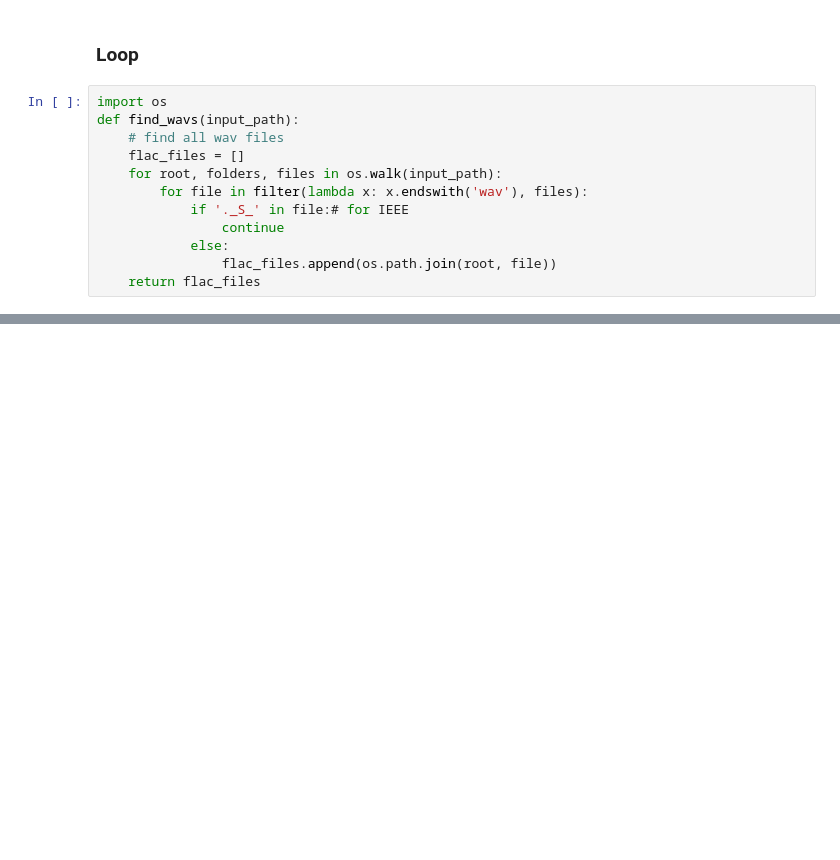
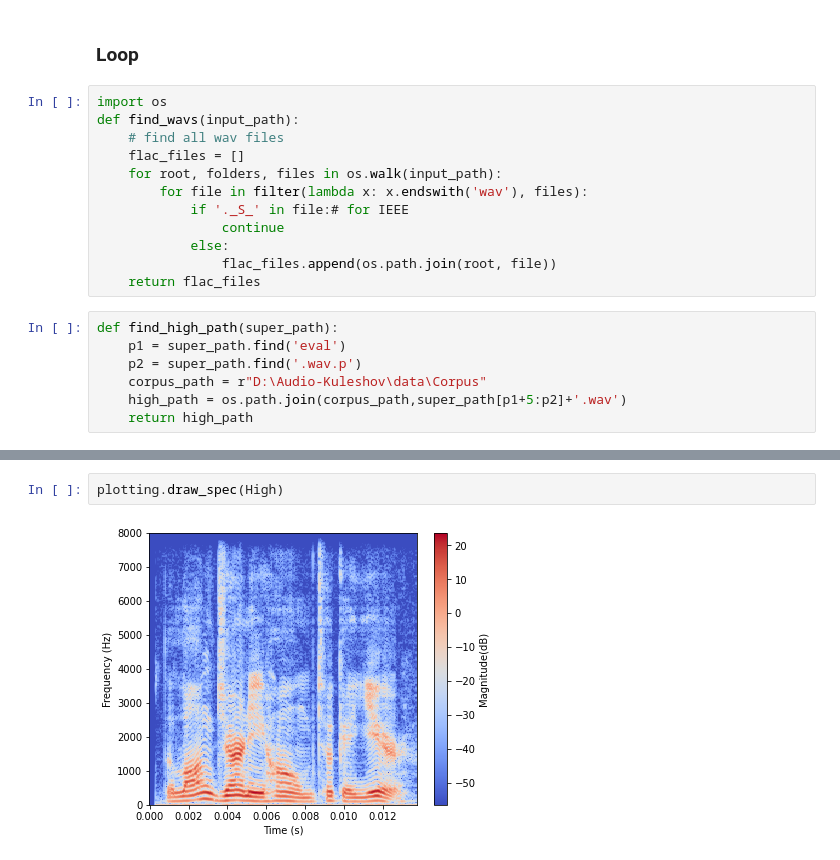
Before and after one commit to tan90xx/audio-super-resolution-tf, a Jupyter notebook: src/compute_metircs.ipynb, the cells around one changed output, grey strips where cells are left out. Cells and saved outputs as stored; diff of their text form; blank space fills up the shorter version.

```diff
--- a/src/compute_metircs.ipynb
+++ b/src/compute_metircs.ipynb
@@ -73,4 +82,11 @@ def find_wavs(input_path):
             else:
                 flac_files.append(os.path.join(root, file))
     return flac_files
+# %%
+def find_high_path(super_path):
+    p1 = super_path.find('eval')
+    p2 = super_path.find('.wav.p')
+    corpus_path = r"D:\Audio-Kuleshov\data\Corpus"
+    high_path = os.path.join(corpus_path,super_path[p1+5:p2]+'.wav')
+    return high_path
 # %%
@@ -122,0 +138,4 @@ plt.show()
+# %%
+plotting.draw_spec(High)
+# %% [output]
+[figure, added]
```
Also changed, not shown: parts of 8 cells of this notebook.
